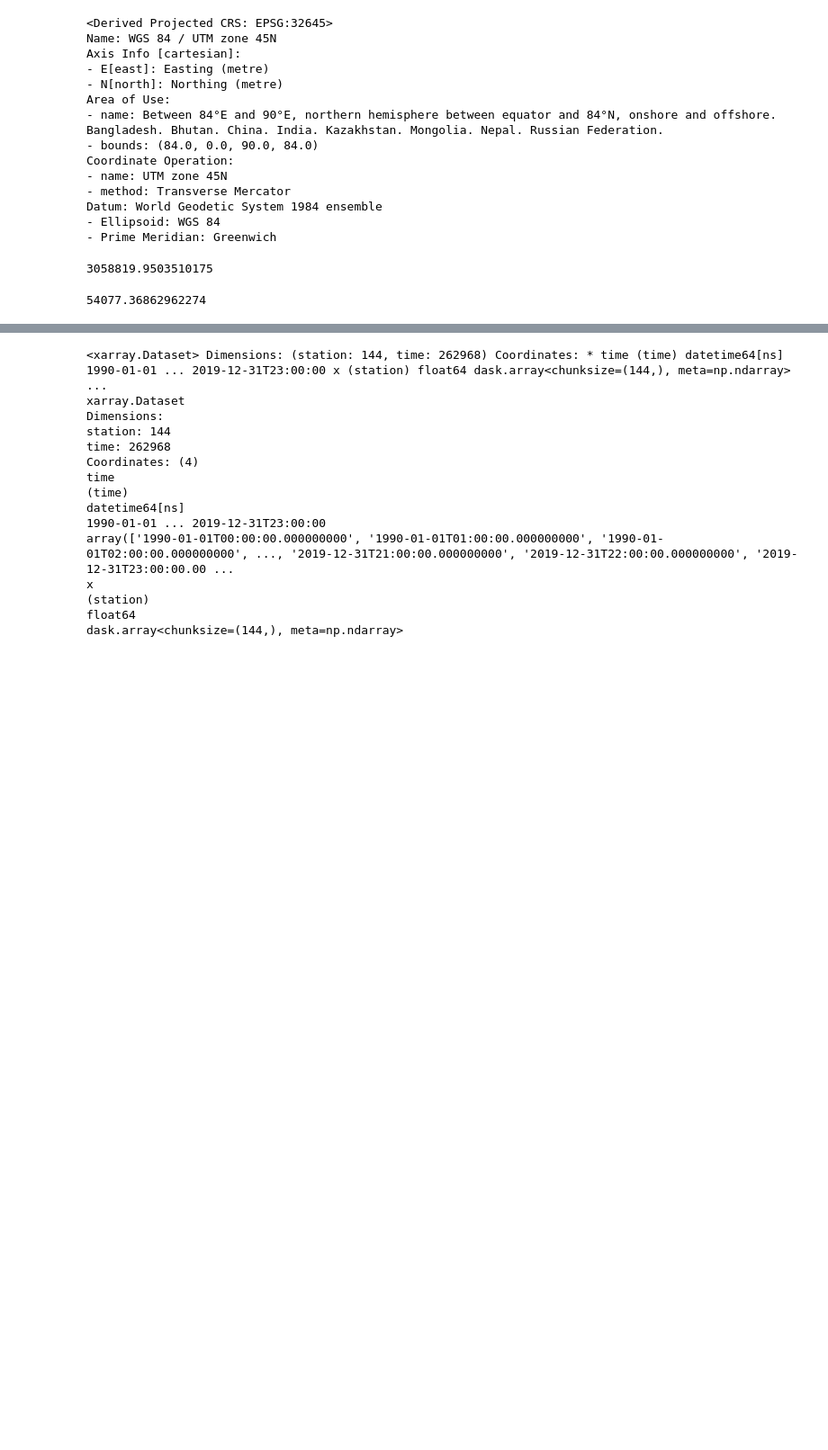
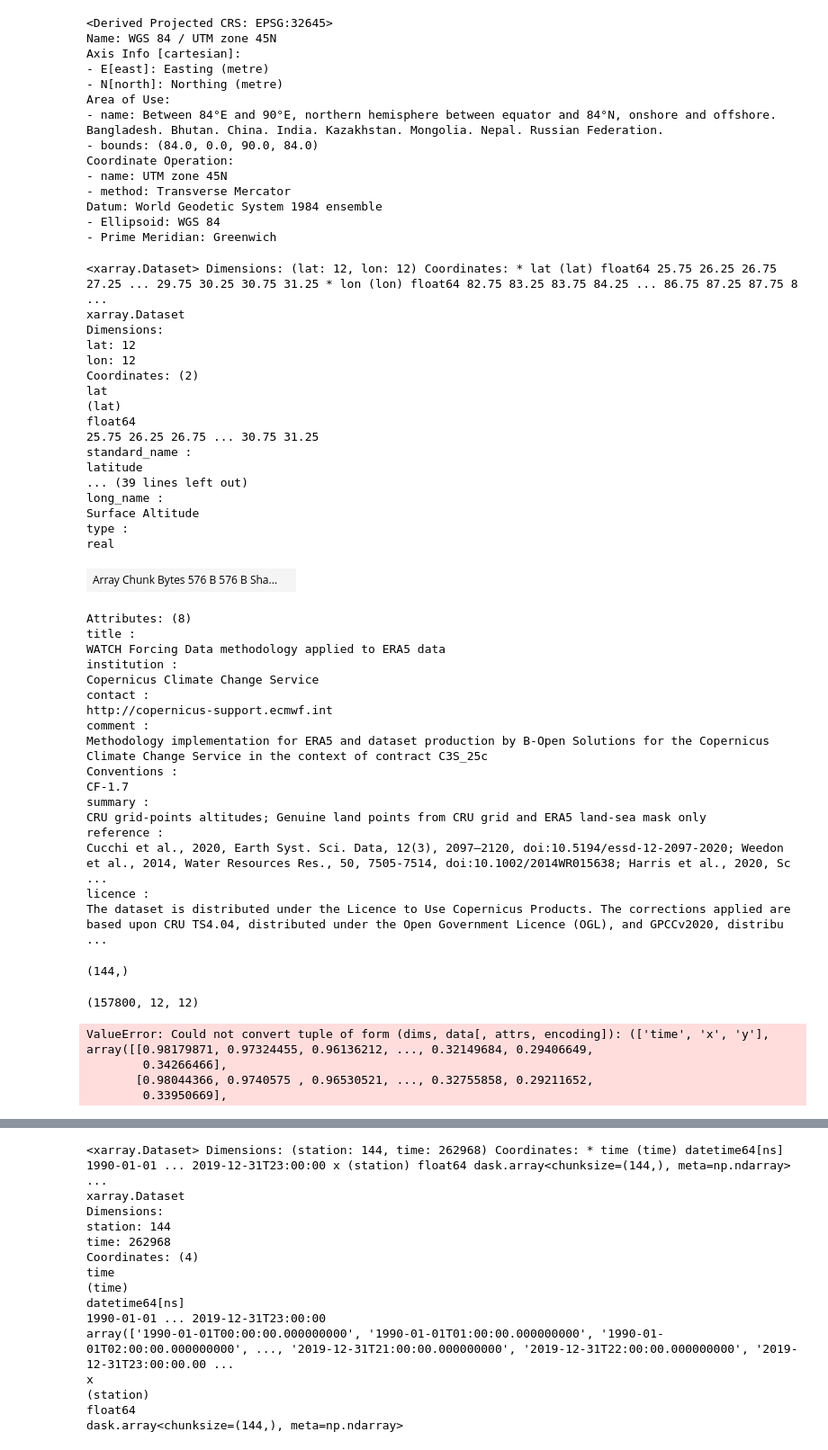
Before and after one commit to jacobqs/MST-Himalaya, a Jupyter notebook: notebooks/make_shyft_data_input.ipynb, the cells around one changed output, grey strips where cells are left out. Shown at 90% size. Drawn from its saved outputs; the diff is of its cells as text; code cells hidden in the pictures; blank space fills up the shorter version.

```diff
--- a/notebooks/make_shyft_data_input.ipynb
+++ b/notebooks/make_shyft_data_input.ipynb
@@ -238,14 +277,6 @@ crs_32645 = CRS.from_epsg(32645)
 transformer = Transformer.from_crs(crs_4326, crs_32645, always_xy = True)
 
 x, y = transformer.transform(lon, lat)
-# %%
-cell_data.y.values.min()
-# %% [output]
-3058819.9503510175
-# %%
-y[2] - y[1]
-# %% [output]
-54077.36862962274
 # %%
 # Arughat discharge station coordinates
 
@@ -270,23 +301,74 @@ z_discharge = np.array(discharge_stations[0]['elevation'], dtype = 'float64').re
 x_discharge_da = da.from_array(x_discharge, chunks= len(discharge_series))
 y_discharge_da = da.from_array(y_discharge, chunks = len(discharge_series))
 z_discharge_da = da.from_array(z_discharge, chunks = len(discharge_series))
+# %%
+lon_stacked = asurf_slice
+# %% [output]
+<xarray.Dataset> Dimensions: (lat: 12, lon: 12) Coordinates: * lat (lat) float64 25.75 26.25 26.75 27.25 ... 29.75 30.25 30.75 31.25 * lon (lon) float64 82.75 83.25 83.75 84.25 ... 86.75 87.25 87.75 8 ...
+xarray.Dataset
+Dimensions:
+lat: 12
+lon: 12
+Coordinates: (2)
+lat
+(lat)
+float64
+25.75 26.25 26.75 ... 30.75 31.25
+standard_name :
+latitude
+... (39 lines left out)
+long_name :
+Surface Altitude
+type :
+real
+| Array Chunk Bytes 576 B 576 B Sha... |  |
+Attributes: (8)
+title :
+WATCH Forcing Data methodology applied to ERA5 data
+institution :
+Copernicus Climate Change Service
+contact :
+http://copernicus-support.ecmwf.int
+comment :
+Methodology implementation for ERA5 and dataset production by B-Open Solutions for the Copernicus Climate Change Service in the context of contract C3S_25c
+Conventions :
+CF-1.7
+summary :
+CRU grid-points altitudes; Genuine land points from CRU grid and ERA5 land-sea mask only
+reference :
+Cucchi et al., 2020, Earth Syst. Sci. Data, 12(3), 2097–2120, doi:10.5194/essd-12-2097-2020; Weedon et al., 2014, Water Resources Res., 50, 7505-7514, doi:10.1002/2014WR015638; Harris et al., 2020, Sc ...
+licence :
+The dataset is distributed under the Licence to Use Copernicus Products. The corrections applied are based upon CRU TS4.04, distributed under the Open Government Licence (OGL), and GPCCv2020, distribu ...
+# %%
+np.shape(z)
+# %% [output]
+(144,)
+# %%
+np.shape(wind_utm.Wind.values)
+# %% [output]
+(157800, 12, 12)
 # %%
 asurf_utm = asurf_slice.assign_coords(coords = dict(x = x, y = y))
-#wind_utm = wind_slice.assign_coords(coords = dict(x = x, y = y))
+wind_utm = wind_slice.assign_coords(coords = dict(x = x, y = y))
 #psurf_utm = psurf_slice.assign_coords(coords = dict(x = x, y = y))
-#qair_utm = qair_slice.assign_coords(coords = dict(x = x, y = y))
+qair_utm = qair_slice.assign_coords(coords = dict(x = x, y = y))
 rainf_utm = rainf_slice.assign_coords(coords = dict(x = x, y = y))
-#swdown_utm = swdown_slice.assign_coords(coords = dict(x = x, y = y))
+swdown_utm = swdown_slice.assign_coords(coords = dict(x = x, y = y))
 tair_utm = tair_slice.assign_coords(coords = dict(x = x, y = y))
 
 
-
-#wind_utm = wind_utm.update({'Wind' : (['time', 'x', 'y'], wind_utm.Wind.values)})
+#asurf_utm = asurf_slice.update({'elev_DEM' : (['z'], z)})
+wind_utm = wind_utm.update({'Wind' : (['time', 'x', 'y'], wind_utm.Wind.values)})
 #psurf_utm = psurf_utm.update({'PSurf' : (['time', 'x', 'y'], psurf_utm.PSurf.values)})
-#rel_hum_utm = qair_utm.update({'relative_humidity' : (['time', 'x', 'y'], rel_hum)})
+rel_hum_utm = qair_utm.update({'relative_humidity' : (['time', 'x', 'y'], rel_hum)})
 precipitation_utm = rainf_utm.update({'precipitation' : (['time', 'x', 'y'], precipitation_mm.values )})
-#swdown_utm = swdown_utm.update({'SWdown' : (['time', 'x', 'y'], swdown_utm.SWdown.values)})
+swdown_utm = swdown_utm.update({'SWdown' : (['time', 'x', 'y'], swdown_utm.SWdown.values)})
 tair_utm = tair_utm.update({'Tair' : (['time', 'x', 'y'], tair_utm.Tair.values)})
+# %% [output]
+ValueError: Could not convert tuple of form (dims, data[, attrs, encoding]): (['time', 'x', 'y'], array([[0.98179871, 0.97324455, 0.96136212, ..., 0.32149684, 0.29406649,
+        0.34266466],
+       [0.98044366, 0.9740575 , 0.96530521, ..., 0.32755858, 0.29211652,
+        0.33950669],
 # %%
 discharge_series = np.array([1])
 daily_flow = discharge_raw_ds.daily_flow.values
```
Also changed, not shown: parts of 32 cells of this notebook, 6 other files.
